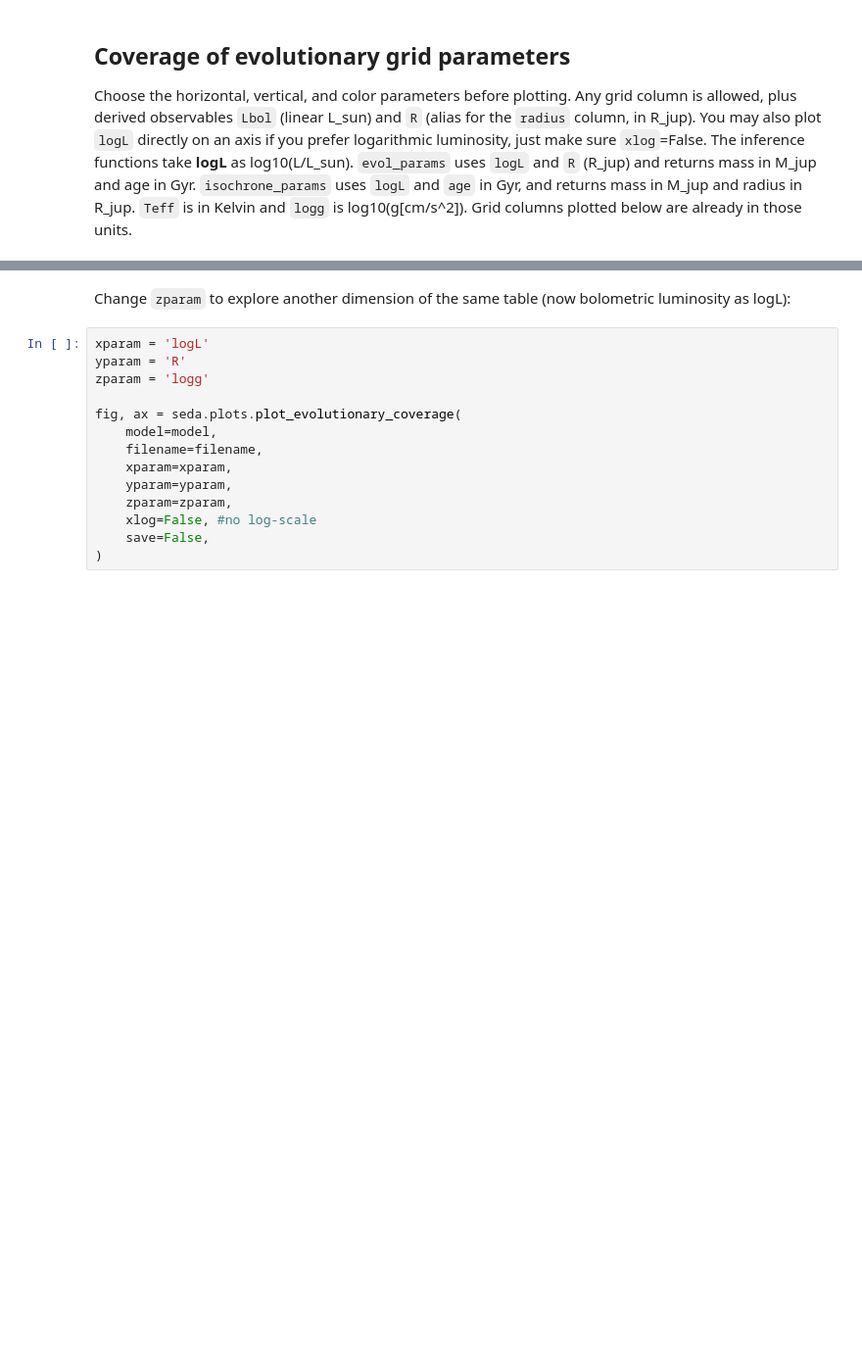
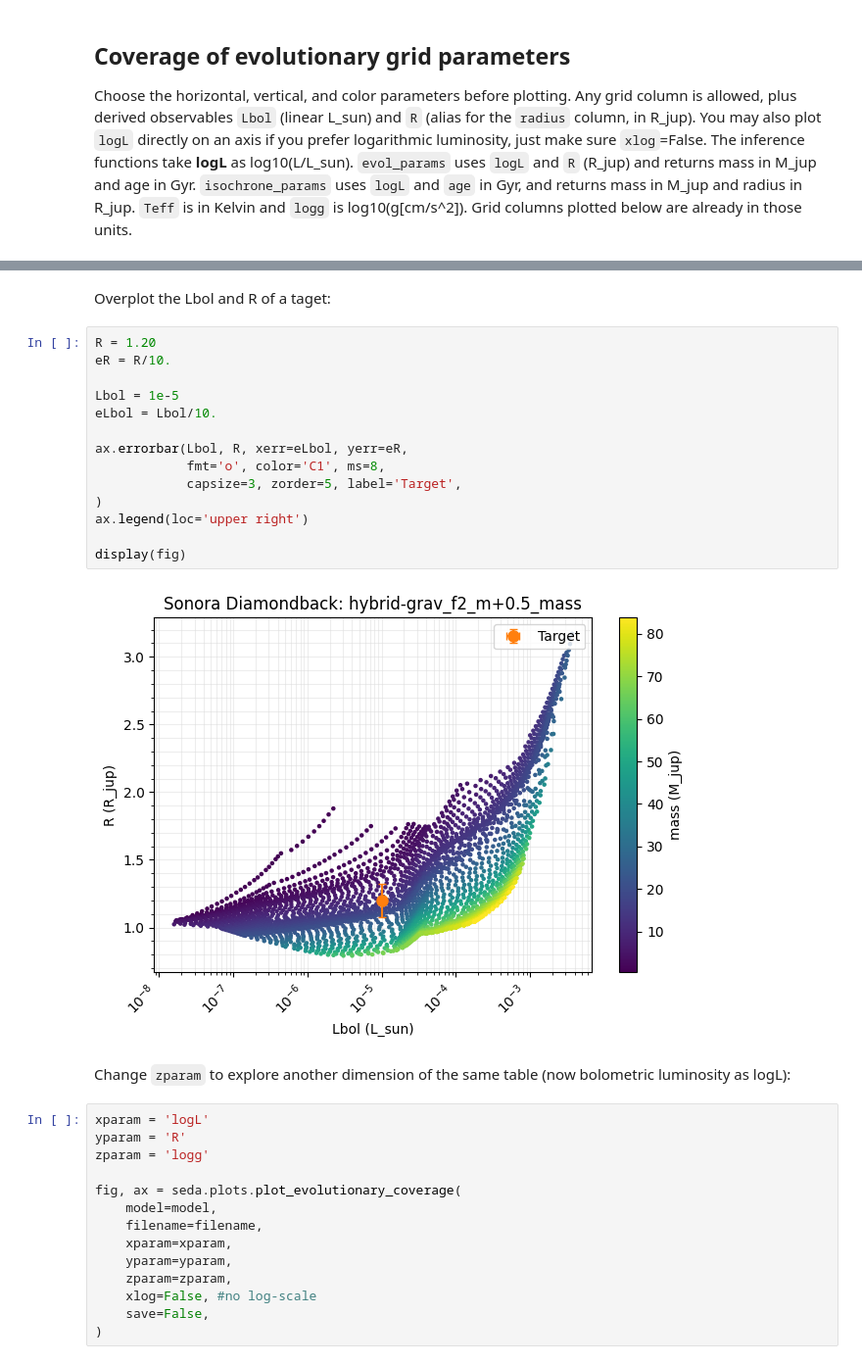
Before and after one commit to suarezgenaro/seda, a Jupyter notebook: docs/notebooks/tutorial_evolutionary_models_examination.ipynb, the cells around one changed output, grey strips where cells are left out. Shown at 98% size. Cells and saved outputs as stored; diff of their text form; blank space fills up the shorter version.

```diff
--- a/docs/notebooks/tutorial_evolutionary_models_examination.ipynb
+++ b/docs/notebooks/tutorial_evolutionary_models_examination.ipynb
@@ -116,3 +113,21 @@ fig, ax = seda.plots.plot_evolutionary_coverage(
+# %% [markdown]
+Overplot the Lbol and R of a taget:
+# %%
+R = 1.20
+eR = R/10.
+
+Lbol = 1e-5
+eLbol = Lbol/10.
+
+ax.errorbar(Lbol, R, xerr=eLbol, yerr=eR,
+            fmt='o', color='C1', ms=8,
+            capsize=3, zorder=5, label='Target',
+)
+ax.legend(loc='upper right')
+
+display(fig)
+# %% [output]
+[figure, added]
 # %% [markdown]
 Change `zparam` to explore another dimension of the same table (now bolometric luminosity as logL):
 # %%
```
Also changed, not shown: parts of 20 cells of this notebook, 18 other files.
